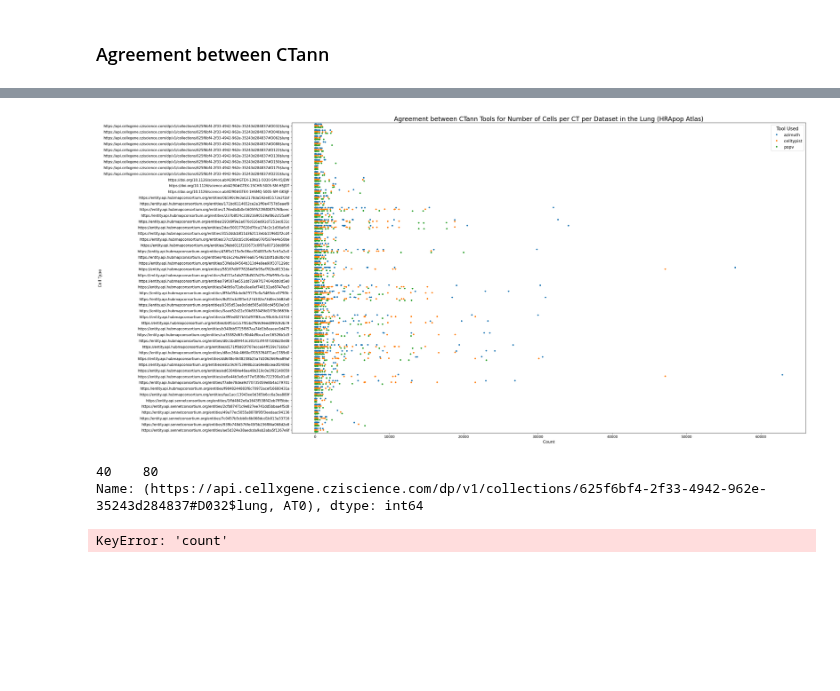
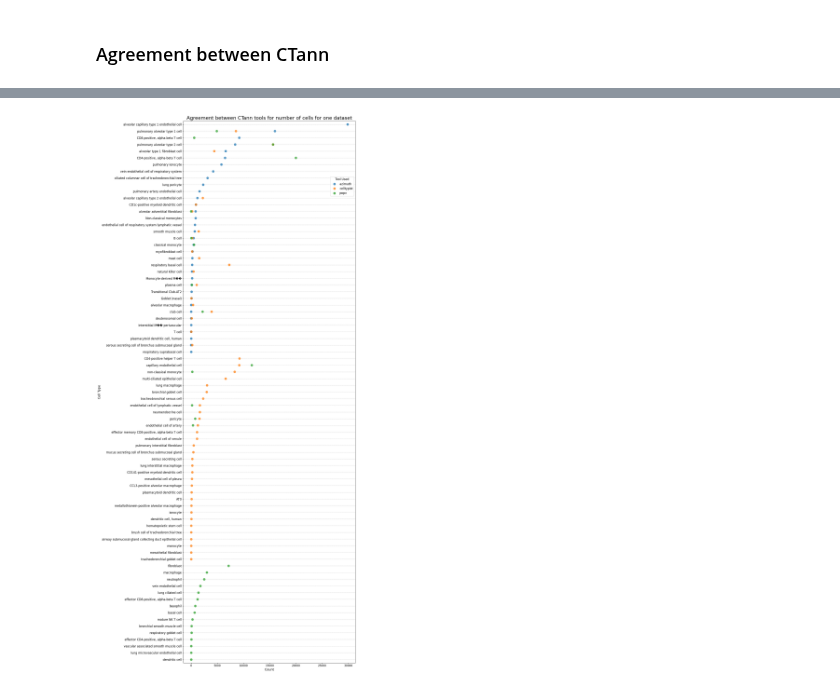
Before and after one commit to cns-iu/hra-pop-notebooks, a Jupyter notebook: cfde_lung.ipynb, the cells around one changed output, grey strips where cells are left out. Saved outputs shown, nothing was run; the diff lists cells and outputs as text; code cells hidden in the pictures; blank space fills up the shorter version.

```diff
--- a/cfde_lung.ipynb
+++ b/cfde_lung.ipynb
@@ -159,44 +158,46 @@ df_long_agreement
 | 22019 | https://entity.api.sennetconsorti... | bronchial smooth muscle cell | percentage_of_total | 0.000297 |
 22020 rows × 4 columns
+# %%
+# Add a new column with sum of 'Value' grouped by 'Category'
+df_lung_dataset_cell_summaries_by_ctann['Total_Value'] = df_lung_dataset_cell_summaries_by_ctann.groupby('dataset')[
+    'count'].transform('sum')
+
+highest_row = df_lung_dataset_cell_summaries_by_ctann.loc[df_lung_dataset_cell_summaries_by_ctann['Total_Value'].idxmax(
+)]
+
+highest_row['dataset']
+
+df_lung_dataset_cell_summaries_by_ctann = df_lung_dataset_cell_summaries_by_ctann[
+    df_lung_dataset_cell_summaries_by_ctann['dataset'] == highest_row['dataset']]
 # %%
-plt.figure(figsize=(32, 15))  # set width, height
+plt.figure(figsize=(15, 32))  # set width, height
 
 # Basic dot plot with categories on y-axis
 # jitter=True helps separate overlapping dots
 sns.stripplot(data=df_lung_dataset_cell_summaries_by_ctann,
-              x='count', y='dataset',hue='tool',  jitter=True, dodge=True)
+              x='count', y='cell_label',hue='tool',  jitter=False, dodge=False, size=10, alpha=.75)
+
+# Add horizontal lines for each y-tick
+yticks = plt.yticks()[0]  # Get y-tick positions
+for y in yticks:
+    plt.axhline(y=y, color='gray', linestyle='--', linewidth=0.5, alpha=0.7)
 
 # set axis labels
 plt.xlabel('Count')
 plt.ylabel('Cell Type')
 
+# adjust font size
+plt.yticks(fontsize=12)
+
 # set title
-plt.title('Agreement between CTann Tools for Number of Cells per CT per Dataset in the Lung (HRApop Atlas)')
+plt.title(f'Agreement between CTann tools for number of cells for one dataset', fontsize=20)
 
 # Change legend title
-plt.legend(title="Tool Used")
+plt.legend(title="Tool Used", fontsize=12, title_fontsize=12,
+           loc="upper right", bbox_to_anchor=(1, .9))
 
 # Show plot
 plt.tight_layout()
 plt.show()
 # %% [output]
-[figure, old version]
+[figure, new version]
-# %%
-# Function to calculate agreement
-def calculate_agreement(group):
-    print(group)
-    # max - min difference
-    count_range = group['count'].max() - group['count'].min()
-    # Normalize to [0, 1]
-    return 1 - (count_range / (group['count'].max() if group['count'].max() != 0 else 1))
-
-
-# Use transform() to return a scalar value for each group
-df_lung_dataset_cell_summaries_by_ctann['agreement'] = df_lung_dataset_cell_summaries_by_ctann.groupby(['dataset', 'cell_label'])[
-    'count'].transform(calculate_agreement)
-
-df_lung_dataset_cell_summaries_by_ctann
-# %% [output]
-40    80
-Name: (https://api.cellxgene.cziscience.com/dp/v1/collections/625f6bf4-2f33-4942-962e-35243d284837#D032$lung, AT0), dtype: int64
-KeyError: 'count'
```
Also changed, not shown: parts of 6 cells of this notebook.
